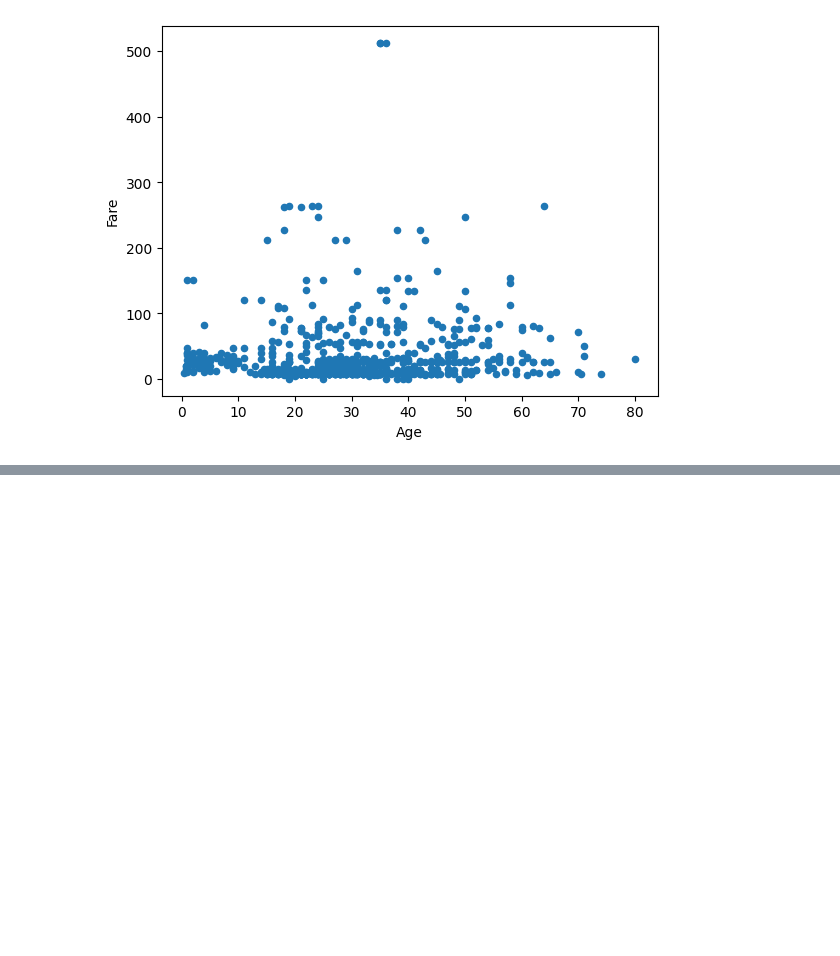
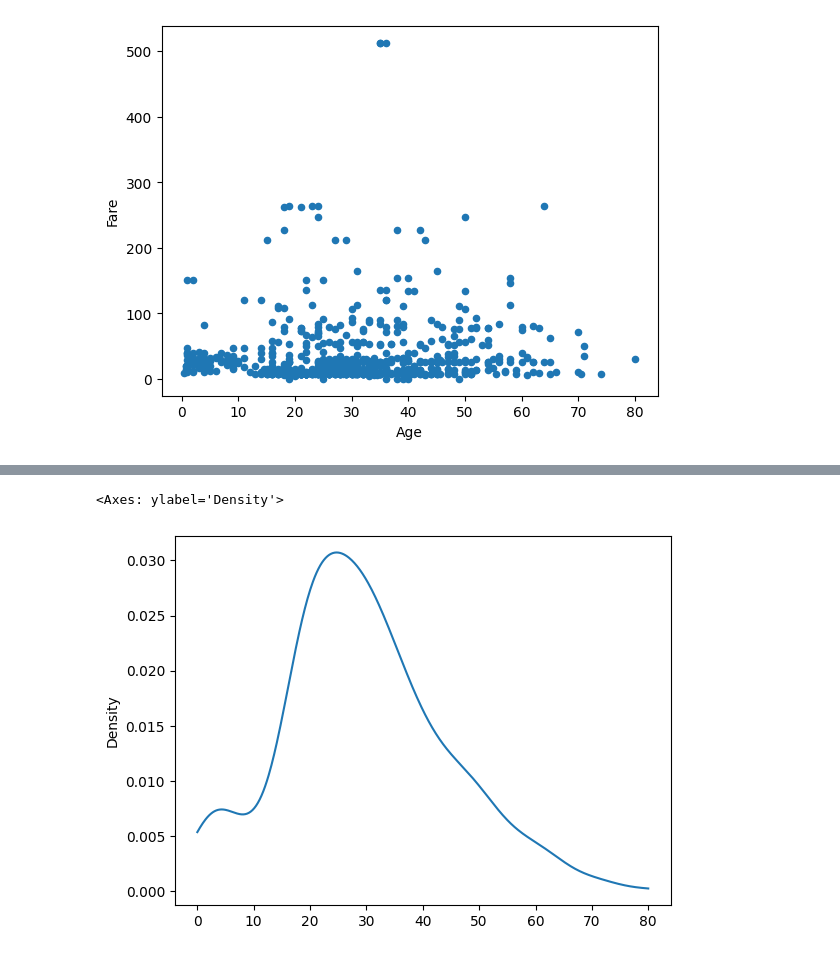
Before and after one commit to pratima55/skillDatascience, a Jupyter notebook: pandas/Graphical representation.ipynb, the cells around one changed output, grey strips where cells are left out. Drawn from its saved outputs; the diff is of its cells as text; code cells hidden in the pictures; blank space fills up the shorter version.

```diff
--- a/pandas/Graphical representation.ipynb
+++ b/pandas/Graphical representation.ipynb
@@ -86,0 +119,5 @@ titanic_df.plot.scatter("Age","Fare")
+# %%
+titanic_df.Age.plot.kde(ind = np.linspace(0,80,500))
+# %% [output]
+<Axes: ylabel='Density'>
+[figure, added]
```
Also changed, not shown: parts of 12 cells of this notebook.
